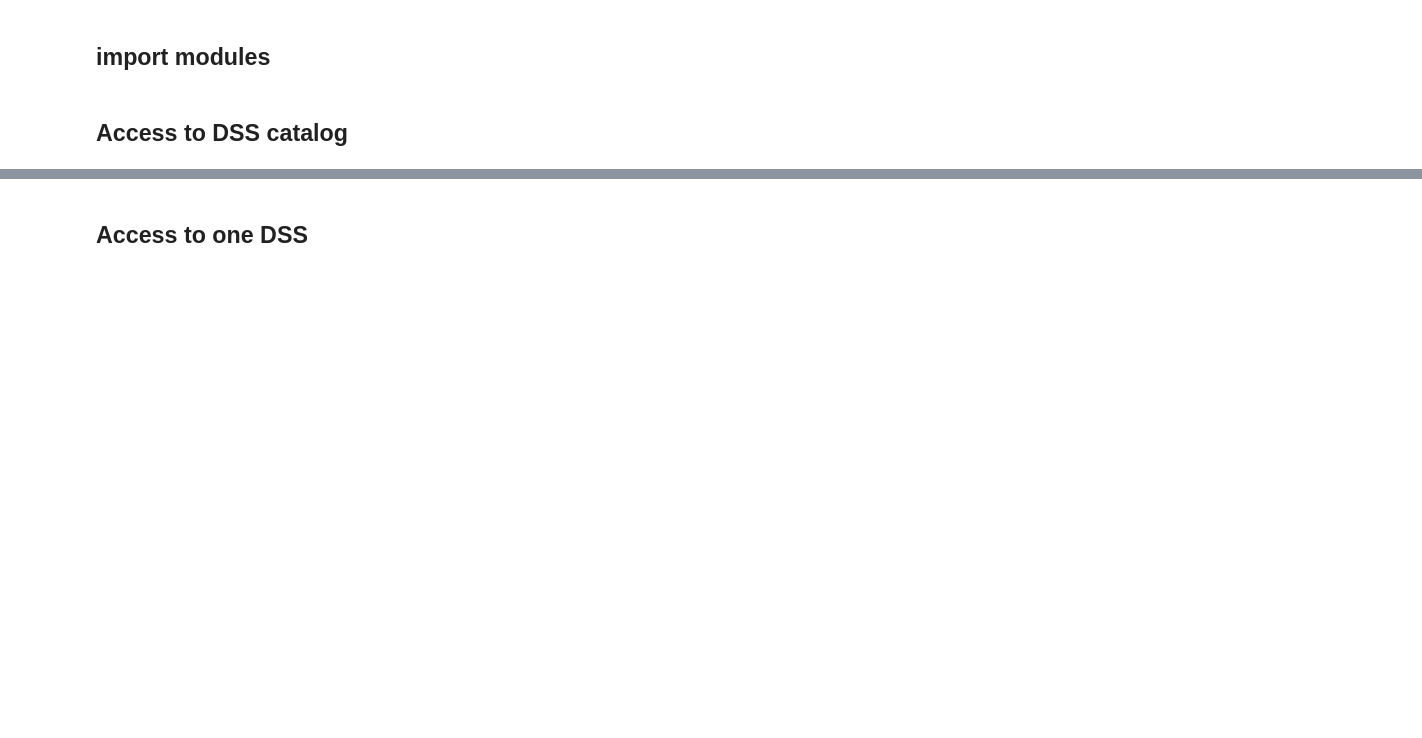
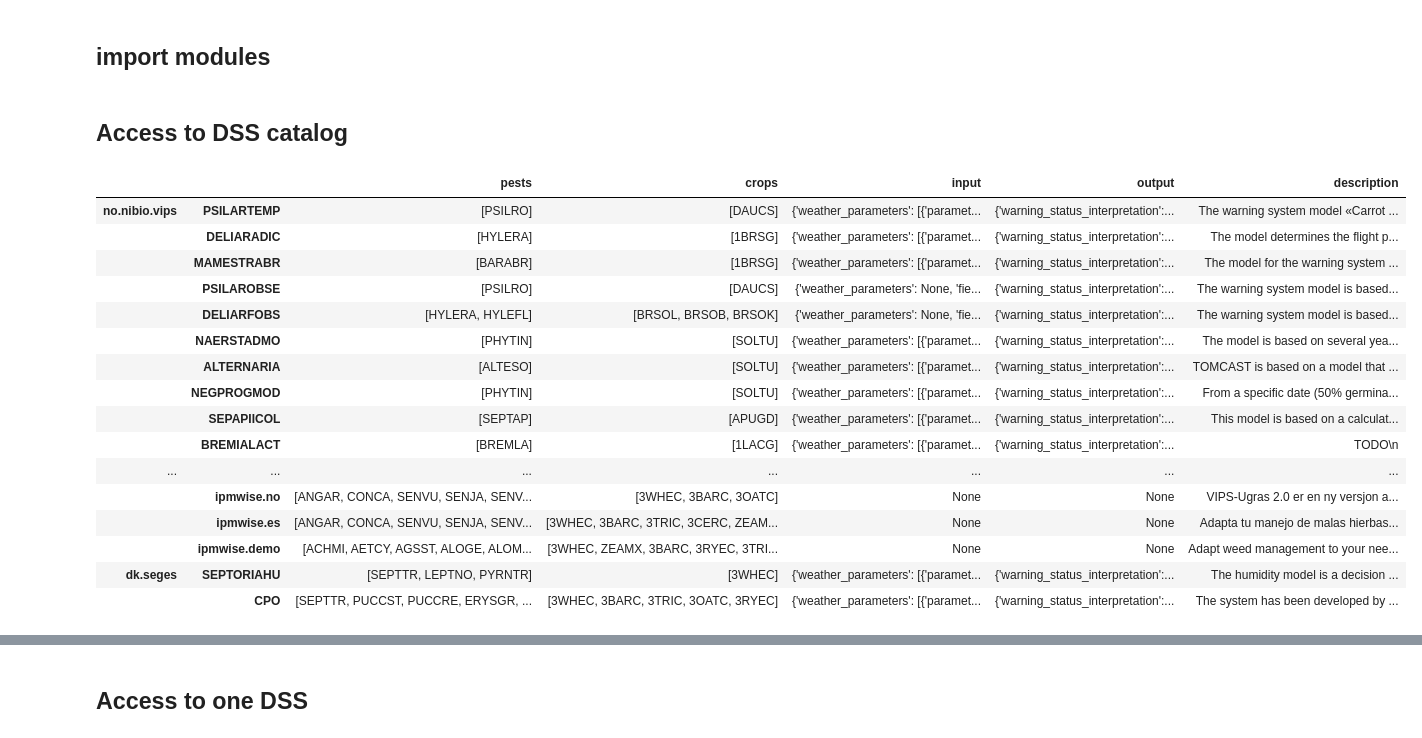
Before and after one commit to H2020-IPM-openalea/DSS, a Jupyter notebook: example/dss_demo.ipynb, the cells around one changed output, grey strips where cells are left out. Saved outputs shown, nothing was run; the diff lists cells and outputs as text; code cells hidden in the pictures; blank space fills up the shorter version.

```diff
--- a/example/dss_demo.ipynb
+++ b/example/dss_demo.ipynb
@@ -16,0 +68,21 @@ hub.display(ViewDataFrame=False) #to improve
+# %%
+h=Hub()
+h.display()
+# %% [output]
+|  |  | pests | crops | input | output | description |
+| no.nibio.vips | PSILARTEMP | [PSILRO] | [DAUCS] | {'weather_parameters': [{'paramet... | {'warning_status_interpretation':... | The warning system model «Carrot ... |
+|  | DELIARADIC | [HYLERA] | [1BRSG] | {'weather_parameters': [{'paramet... | {'warning_status_interpretation':... | The model determines the flight p... |
+|  | MAMESTRABR | [BARABR] | [1BRSG] | {'weather_parameters': [{'paramet... | {'warning_status_interpretation':... | The model for the warning system ... |
+|  | PSILAROBSE | [PSILRO] | [DAUCS] | {'weather_parameters': None, 'fie... | {'warning_status_interpretation':... | The warning system model is based... |
+|  | DELIARFOBS | [HYLERA, HYLEFL] | [BRSOL, BRSOB, BRSOK] | {'weather_parameters': None, 'fie... | {'warning_status_interpretation':... | The warning system model is based... |
+|  | NAERSTADMO | [PHYTIN] | [SOLTU] | {'weather_parameters': [{'paramet... | {'warning_status_interpretation':... | The model is based on several yea... |
+|  | ALTERNARIA | [ALTESO] | [SOLTU] | {'weather_parameters': [{'paramet... | {'warning_status_interpretation':... | TOMCAST is based on a model that ... |
+|  | NEGPROGMOD | [PHYTIN] | [SOLTU] | {'weather_parameters': [{'paramet... | {'warning_status_interpretation':... | From a specific date (50% germina... |
+|  | SEPAPIICOL | [SEPTAP] | [APUGD] | {'weather_parameters': [{'paramet... | {'warning_status_interpretation':... | This model is based on a calculat... |
+|  | BREMIALACT | [BREMLA] | [1LACG] | {'weather_parameters': [{'paramet... | {'warning_status_interpretation':... | TODO\n |
+| ... | ... | ... | ... | ... | ... | ... |
+|  | ipmwise.no | [ANGAR, CONCA, SENVU, SENJA, SENV... | [3WHEC, 3BARC, 3OATC] | None | None | VIPS-Ugras 2.0 er en ny versjon a... |
+|  | ipmwise.es | [ANGAR, CONCA, SENVU, SENJA, SENV... | [3WHEC, 3BARC, 3TRIC, 3CERC, ZEAM... | None | None | Adapta tu manejo de malas hierbas... |
+|  | ipmwise.demo | [ACHMI, AETCY, AGSST, ALOGE, ALOM... | [3WHEC, ZEAMX, 3BARC, 3RYEC, 3TRI... | None | None | Adapt weed management to your nee... |
+| dk.seges | SEPTORIAHU | [SEPTTR, LEPTNO, PYRNTR] | [3WHEC] | {'weather_parameters': [{'paramet... | {'warning_status_interpretation':... | The humidity model is a decision ... |
+|  | CPO | [SEPTTR, PUCCST, PUCCRE, ERYSGR, ... | [3WHEC, 3BARC, 3TRIC, 3OATC, 3RYEC] | {'weather_parameters': [{'paramet... | {'warning_status_interpretation':... | The system has been developed by ... |
```
Also changed, not shown: parts of 5 cells of this notebook.
